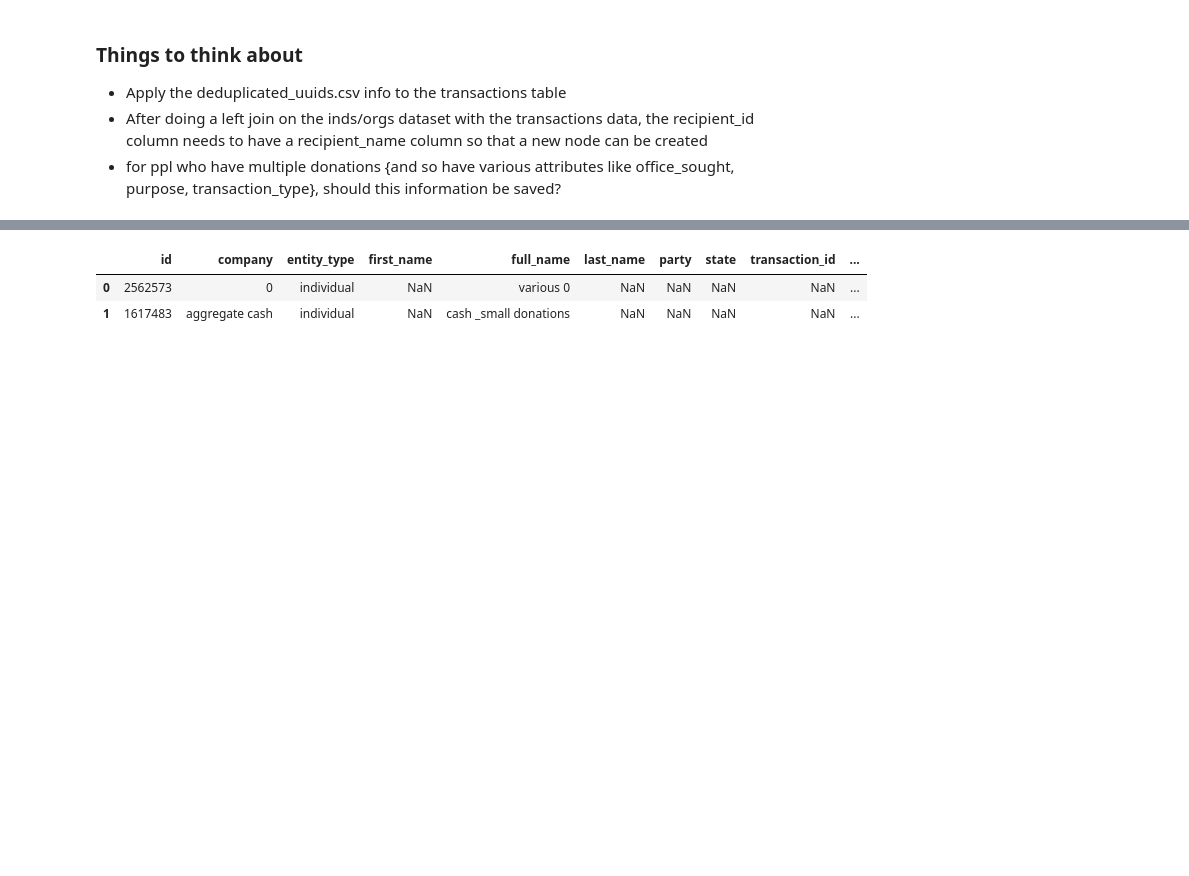
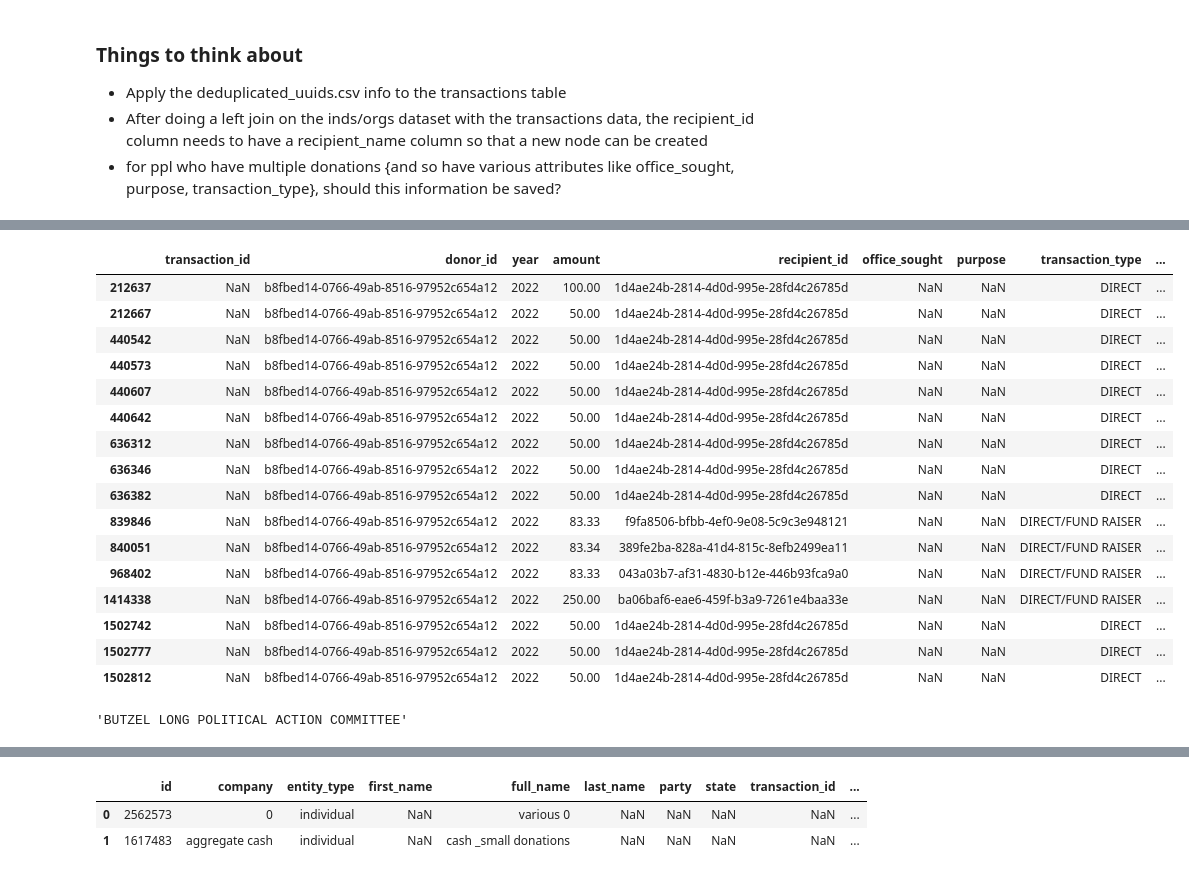
Before and after one commit to uchicago-dsi/climate-cabinet-campaign-finance-tracker, a Jupyter notebook: notebooks/Test.ipynb, the cells around one changed output, grey strips where cells are left out. Saved outputs shown, nothing was run; the diff lists cells and outputs as text; code cells hidden in the pictures; blank space fills up the shorter version.

```diff
--- a/notebooks/Test.ipynb
+++ b/notebooks/Test.ipynb
@@ -149,0 +147,25 @@ sample_inds
+# %%
+transactions.loc[transactions['donor_id'] == 'b8fbed14-0766-49ab-8516-97952c654a12']
+# %% [output]
+|  | transaction_id | donor_id | year | amount | recipient_id | office_sought | purpose | transaction_type | ... |
+| 212637 | NaN | b8fbed14-0766-49ab-8516-97952c654a12 | 2022 | 100.00 | 1d4ae24b-2814-4d0d-995e-28fd4c26785d | NaN | NaN | DIRECT | ... |
+| 212667 | NaN | b8fbed14-0766-49ab-8516-97952c654a12 | 2022 | 50.00 | 1d4ae24b-2814-4d0d-995e-28fd4c26785d | NaN | NaN | DIRECT | ... |
+| 440542 | NaN | b8fbed14-0766-49ab-8516-97952c654a12 | 2022 | 50.00 | 1d4ae24b-2814-4d0d-995e-28fd4c26785d | NaN | NaN | DIRECT | ... |
+| 440573 | NaN | b8fbed14-0766-49ab-8516-97952c654a12 | 2022 | 50.00 | 1d4ae24b-2814-4d0d-995e-28fd4c26785d | NaN | NaN | DIRECT | ... |
+| 440607 | NaN | b8fbed14-0766-49ab-8516-97952c654a12 | 2022 | 50.00 | 1d4ae24b-2814-4d0d-995e-28fd4c26785d | NaN | NaN | DIRECT | ... |
+| 440642 | NaN | b8fbed14-0766-49ab-8516-97952c654a12 | 2022 | 50.00 | 1d4ae24b-2814-4d0d-995e-28fd4c26785d | NaN | NaN | DIRECT | ... |
+| 636312 | NaN | b8fbed14-0766-49ab-8516-97952c654a12 | 2022 | 50.00 | 1d4ae24b-2814-4d0d-995e-28fd4c26785d | NaN | NaN | DIRECT | ... |
+| 636346 | NaN | b8fbed14-0766-49ab-8516-97952c654a12 | 2022 | 50.00 | 1d4ae24b-2814-4d0d-995e-28fd4c26785d | NaN | NaN | DIRECT | ... |
+| 636382 | NaN | b8fbed14-0766-49ab-8516-97952c654a12 | 2022 | 50.00 | 1d4ae24b-2814-4d0d-995e-28fd4c26785d | NaN | NaN | DIRECT | ... |
+| 839846 | NaN | b8fbed14-0766-49ab-8516-97952c654a12 | 2022 | 83.33 | f9fa8506-bfbb-4ef0-9e08-5c9c3e948121 | NaN | NaN | DIRECT/FUND RAISER | ... |
+| 840051 | NaN | b8fbed14-0766-49ab-8516-97952c654a12 | 2022 | 83.34 | 389fe2ba-828a-41d4-815c-8efb2499ea11 | NaN | NaN | DIRECT/FUND RAISER | ... |
+| 968402 | NaN | b8fbed14-0766-49ab-8516-97952c654a12 | 2022 | 83.33 | 043a03b7-af31-4830-b12e-446b93fca9a0 | NaN | NaN | DIRECT/FUND RAISER | ... |
+| 1414338 | NaN | b8fbed14-0766-49ab-8516-97952c654a12 | 2022 | 250.00 | ba06baf6-eae6-459f-b3a9-7261e4baa33e | NaN | NaN | DIRECT/FUND RAISER | ... |
+| 1502742 | NaN | b8fbed14-0766-49ab-8516-97952c654a12 | 2022 | 50.00 | 1d4ae24b-2814-4d0d-995e-28fd4c26785d | NaN | NaN | DIRECT | ... |
+| 1502777 | NaN | b8fbed14-0766-49ab-8516-97952c654a12 | 2022 | 50.00 | 1d4ae24b-2814-4d0d-995e-28fd4c26785d | NaN | NaN | DIRECT | ... |
+| 1502812 | NaN | b8fbed14-0766-49ab-8516-97952c654a12 | 2022 | 50.00 | 1d4ae24b-2814-4d0d-995e-28fd4c26785d | NaN | NaN | DIRECT | ... |
+# %%
+x = orgs_df.loc[orgs_df['id']=='1d4ae24b-2814-4d0d-995e-28fd4c26785d']
+x.iloc[0]['name']
+# %% [output]
+'BUTZEL LONG POLITICAL ACTION COMMITTEE'
```
Also changed, not shown: parts of 14 cells of this notebook, 1 other file.
